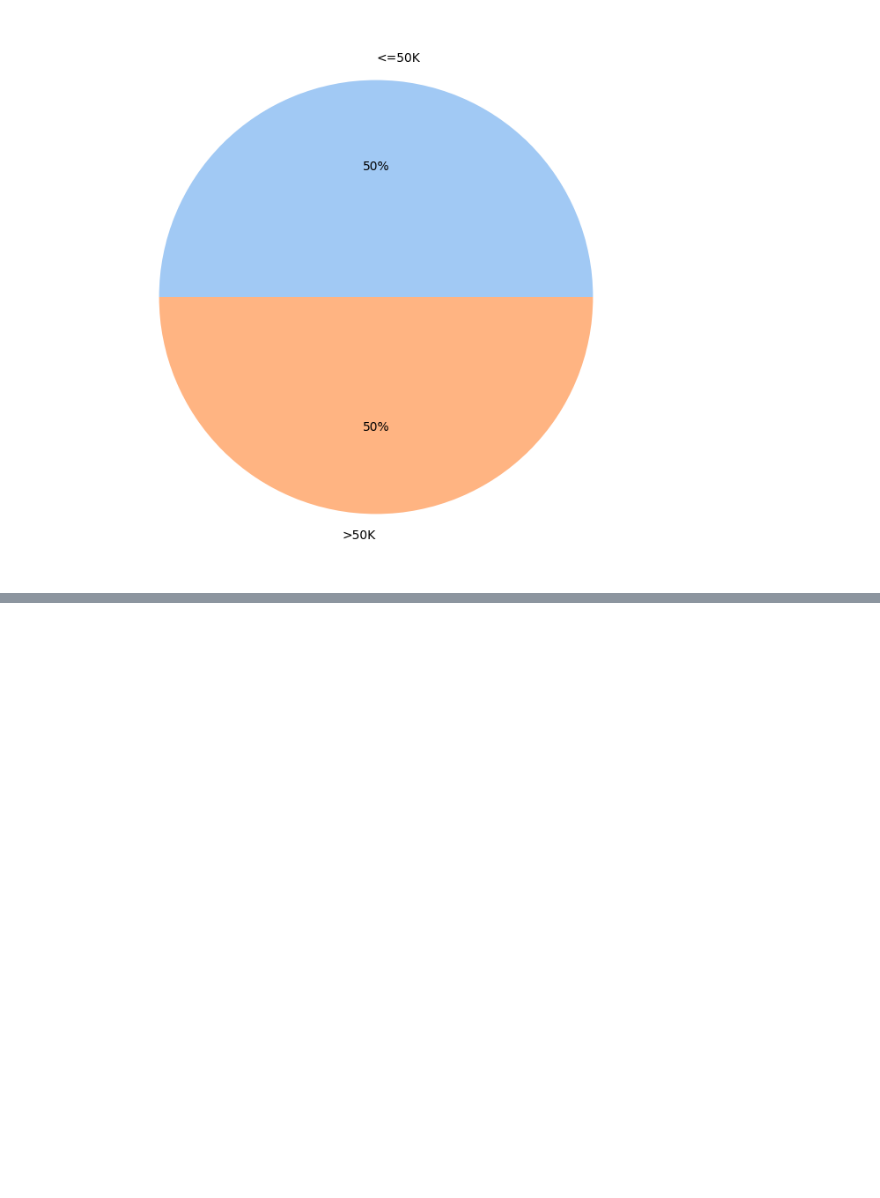
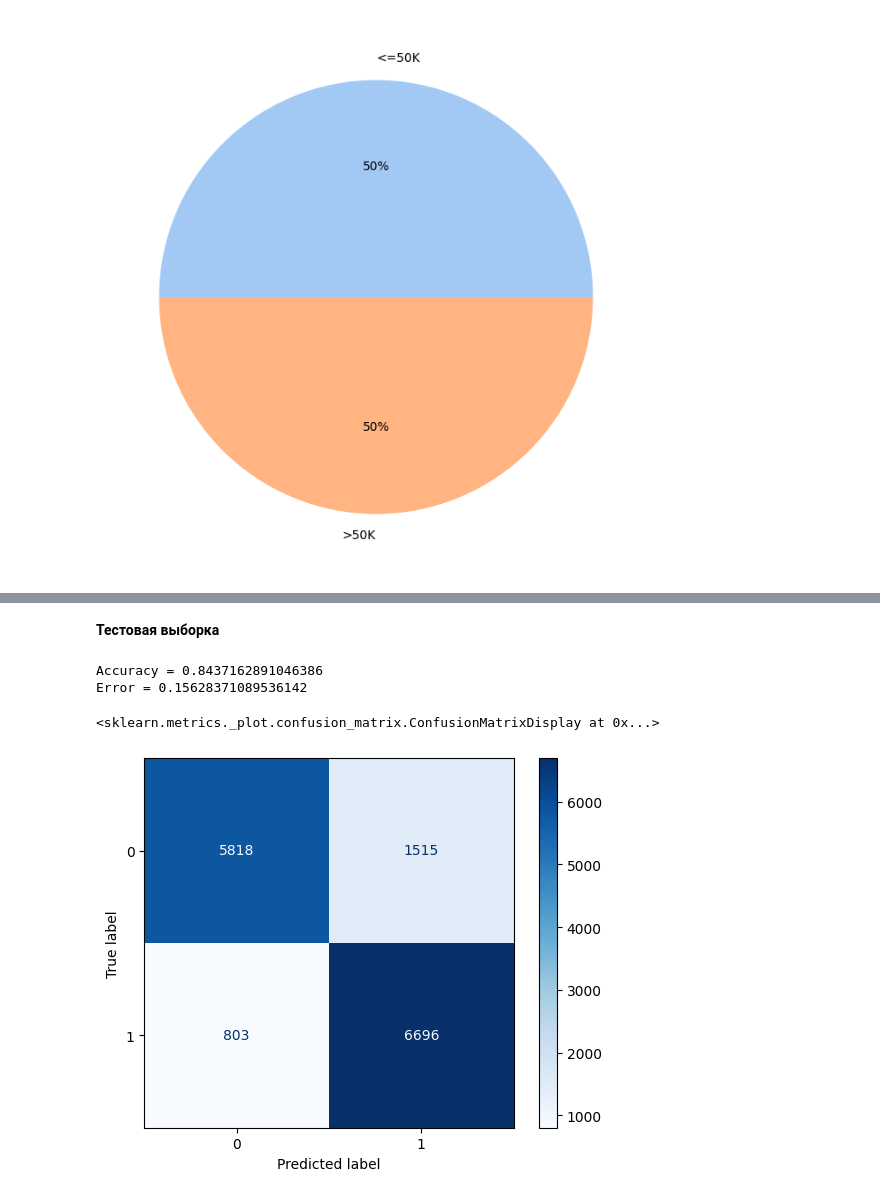
Before and after one commit to julivess/ML_unn, a Jupyter notebook: ML_unn_fiit.ipynb, the cells around one changed output, grey strips where cells are left out. Cells and saved outputs as stored; diff of their text form; code cells hidden in the pictures; blank space fills up the shorter version.

```diff
--- a/ML_unn_fiit.ipynb
+++ b/ML_unn_fiit.ipynb
@@ -483,0 +532,15 @@ plt.show()
+# %% [markdown]
+**Тестовая выборка**
+# %%
+y_test_predict = knn.predict(X_test)
+knn_accuracy_test = accuracy_score(y_test_predict, y_test)
+knn_err_test = 1 - knn_accuracy_test
+print(f"Accuracy = {knn_accuracy_test}\nError = {knn_err_test}")
+# %% [output]
+Accuracy = 0.8437162891046386
+Error = 0.15628371089536142
+# %%
+ConfusionMatrixDisplay.from_estimator(knn, X_test, y_test, cmap='Blues')
+# %% [output]
+<sklearn.metrics._plot.confusion_matrix.ConfusionMatrixDisplay at 0x...>
+[figure, added]
```
Also changed, not shown: parts of 69 cells of this notebook.
